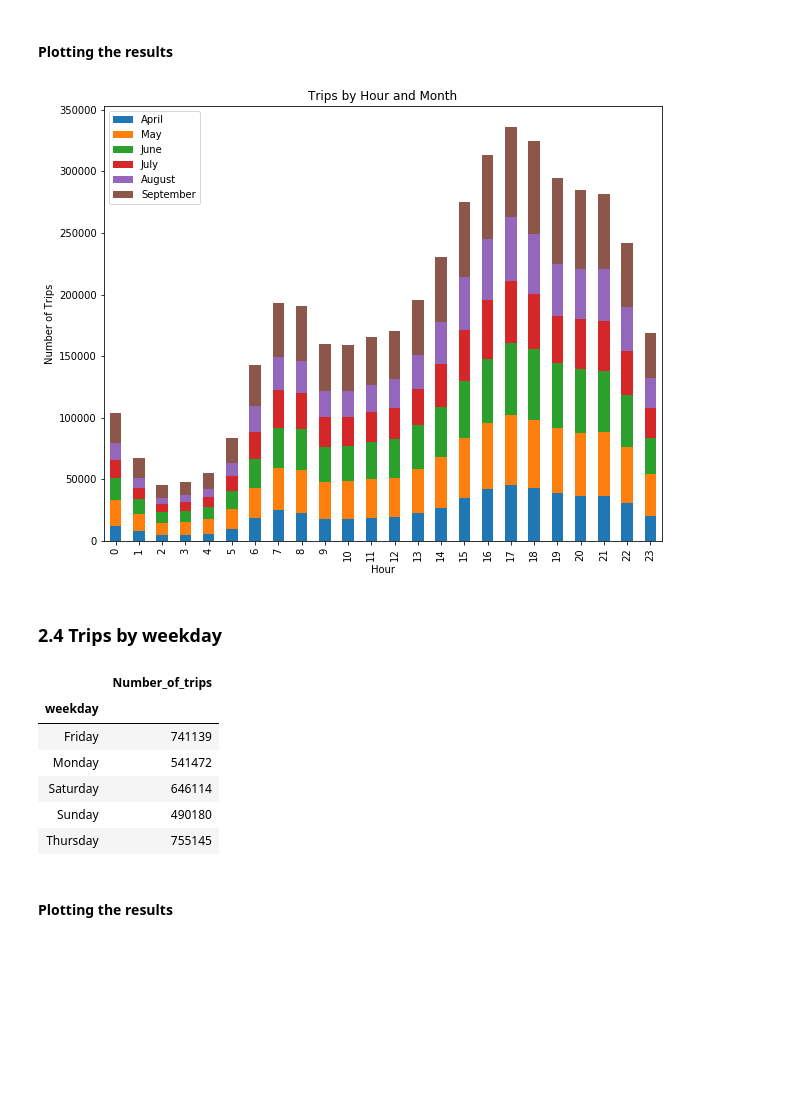
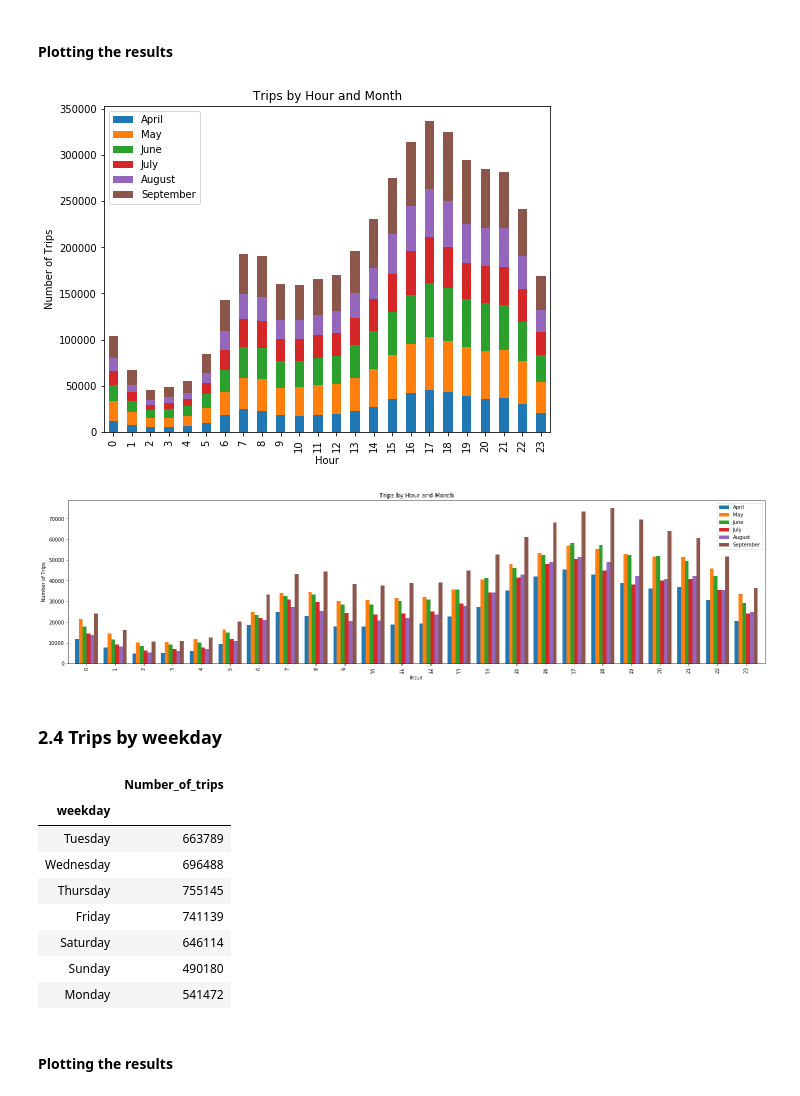
Before and after one commit to BrahimMebrek/Uber_Data_Analysis, a Jupyter notebook: Uber_Basic_Data_Analysis.ipynb, the cells around one changed output. Saved outputs shown, nothing was run; the diff lists cells and outputs as text; code cells hidden in the pictures; blank space fills up the shorter version.

```diff
--- a/Uber_Basic_Data_Analysis.ipynb
+++ b/Uber_Basic_Data_Analysis.ipynb
@@ -273,33 +282,45 @@ df_hour_month.head()
 # %% [markdown]
 #### Plotting the results
 # %%
-df_hour_month.plot(kind='bar', figsize=(10,8), stacked=True)
+df_hour_month.plot(kind='bar', figsize=(8,6), stacked=True)
 
 plt.xlabel('Hour')
 plt.ylabel('Number of Trips')
 plt.title('Trips by Hour and Month')
 
 plt.show()
 # %% [output]
-[figure, old version]
+[figure, new version]
+# %%
+df_hour_month.plot(kind='bar', figsize=(25,6),width=0.8)
+
+plt.xlabel('Hour')
+plt.ylabel('Number of Trips')
+plt.title('Trips by Hour and Month')
+
+plt.show()
+# %% [output]
+[figure, added]
 # %% [markdown]
 ### 2.4 Trips by weekday
 # %%
 #Grouping by Weekday
-df_weekday_grouped = df.groupby(['weekday']).count()
+df_weekday_grouped = df.groupby(['weekday'], sort = False).count()
 
 #Creating the grouped DataFrame
 df_weekday = pd.DataFrame({'Number_of_trips':df_weekday_grouped.values[:,0]}, index = df_weekday_grouped.index)
 
-df_weekday.head()
+df_weekday
 # %% [output]
 |  | Number_of_trips |
 | weekday |  |
+| Tuesday | 663789 |
+| Wednesday | 696488 |
+| Thursday | 755145 |
 | Friday | 741139 |
-| Monday | 541472 |
 | Saturday | 646114 |
 | Sunday | 490180 |
-| Thursday | 755145 |
+| Monday | 541472 |
 # %% [markdown]
 #### Plotting the results
 # %%
```
Also changed, not shown: parts of 23 cells of this notebook.
